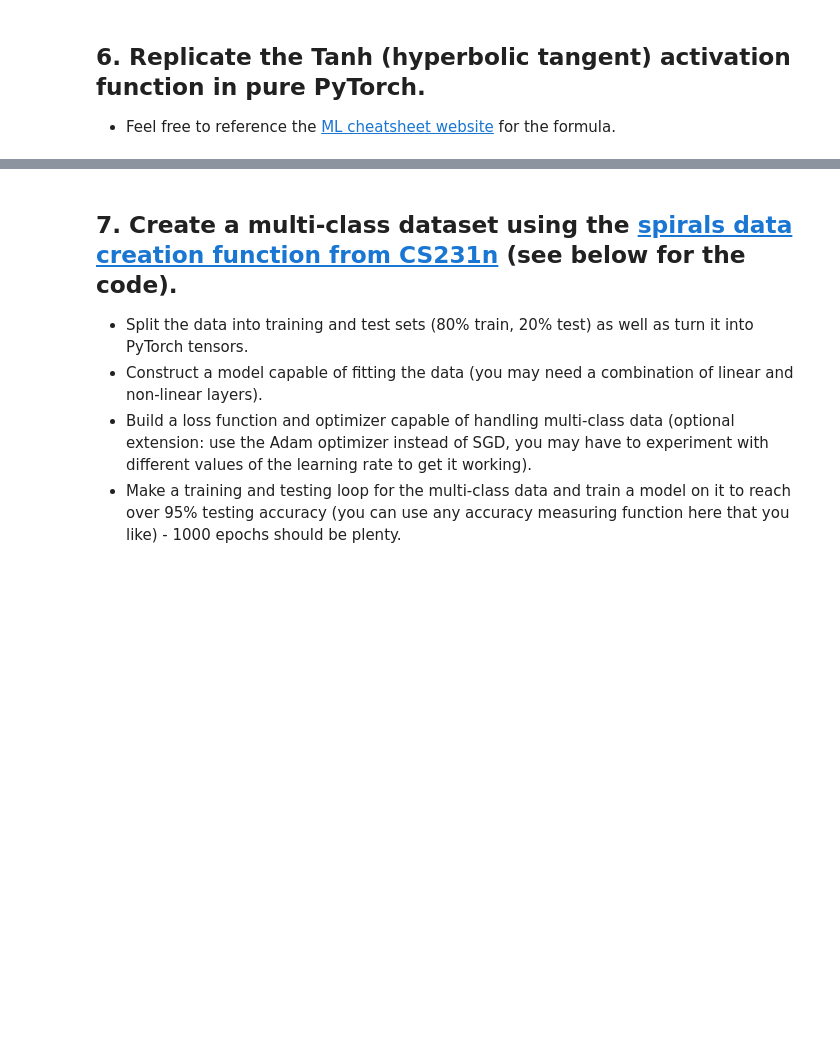
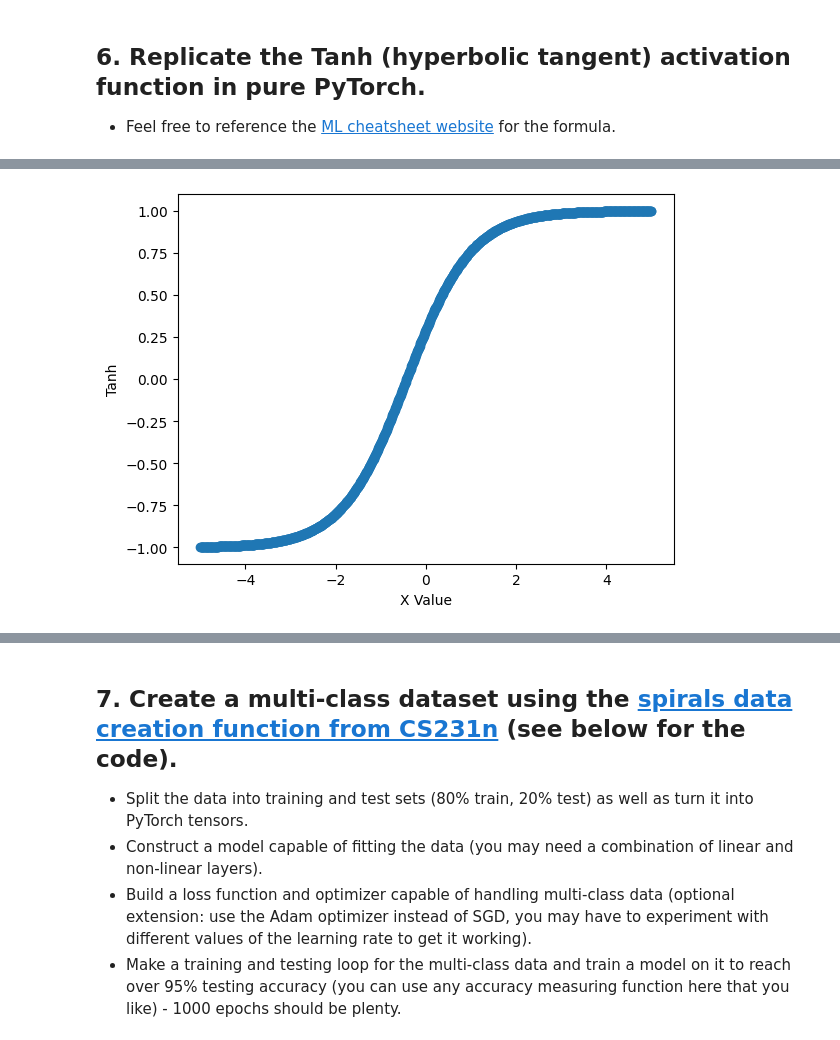
Before and after one commit to HassanAlam55/PyTorch_Deep_Learning_Bootcamp, a Jupyter notebook: 02_pytorch_classification_exercises - Practice.ipynb, the cells around one changed output, grey strips where cells are left out. Drawn from its saved outputs; the diff is of its cells as text; code cells hidden in the pictures; blank space fills up the shorter version.

Commit message:
tanh done

```diff
--- a/02_pytorch_classification_exercises - Practice.ipynb
+++ b/02_pytorch_classification_exercises - Practice.ipynb
@@ -296,0 +295,10 @@ plot_decision_boundary(moon_model_0, X_test, y_test)
+# %%
+# Create a straight line tensor
+weight = 0.7
+bias = 0.3
+start = -5
+end = 5
+step = 0.01
+X= torch.arange(start, end, step).unsqueeze(dim = 1)
+y = weight * X + bias
+X[:4], y[:4]
@@ -297,2 +314,10 @@ plot_decision_boundary(moon_model_0, X_test, y_test)
 # %%
 # Test torch.tanh() on the tensor and plot it
+
+y_torch = torch.tanh(y)
+plt.scatter(X.numpy(), y_torch.numpy())
+plt.xlabel ('X Value')
+plt.ylabel('Tanh')
+plt.show ()
+# %% [output]
+[figure, added]
```
Also changed, not shown: parts of 5 cells of this notebook.
